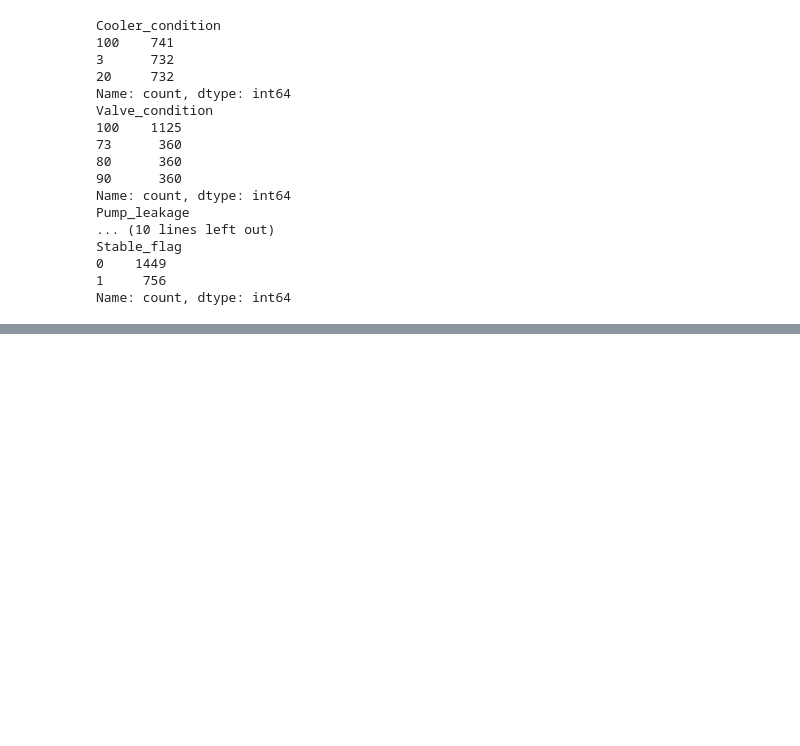
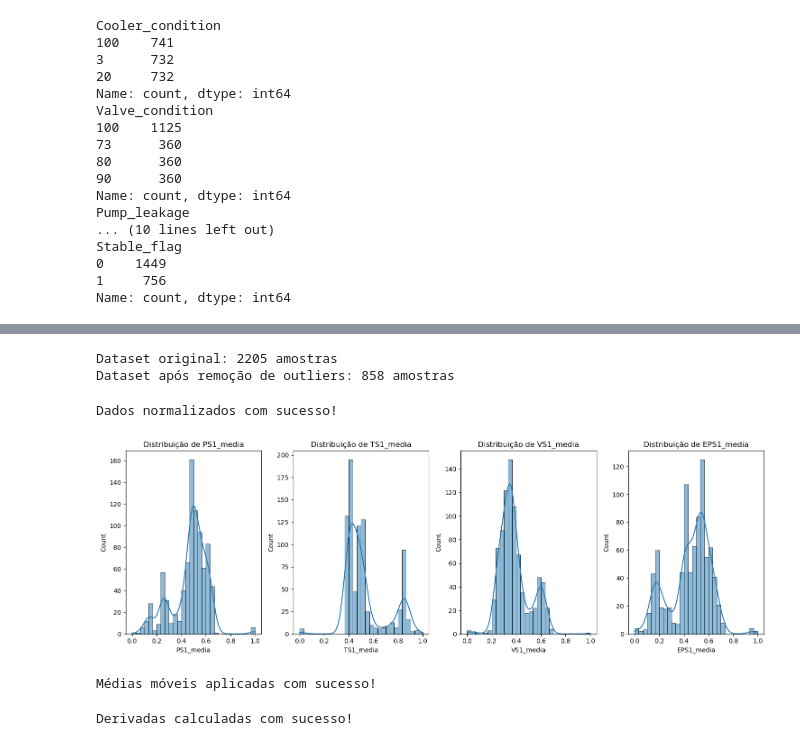
Before and after one commit to cllmenate/Condition-Monitoring-of-Hydraulic-Systems, a Jupyter notebook: Untitled.ipynb, the cells around one changed output, grey strips where cells are left out. Saved outputs shown, nothing was run; the diff lists cells and outputs as text; code cells hidden in the pictures; blank space fills up the shorter version.

```diff
--- a/Untitled.ipynb
+++ b/Untitled.ipynb
@@ -78,0 +128,66 @@ Name: count, dtype: int64
+# %%
+# Definir um limite de outliers usando IQR
+def remove_outliers_iqr(dataset, columns):
+    dataset_clean = dataset.copy()
+    for col in columns:
+        Q1 = dataset[col].quantile(0.25)
+        Q3 = dataset[col].quantile(0.75)
+        IQR = Q3 - Q1
+        lower_bound = Q1 - 1.5 * IQR
+        upper_bound = Q3 + 1.5 * IQR
+
+        # Remover outliers
+        dataset_clean = dataset_clean[(dataset_clean[col] >= lower_bound) & (dataset_clean[col] <= upper_bound)]
+
+    return dataset_clean
+
+# Aplicar o filtro de outliers
+sensor_cols = [col for col in dataset_reduced.columns if col not in target_cols]  # Apenas sensores
+dataset_outliers_removed = remove_outliers_iqr(from sklearn.preprocessing import MinMaxScaler, sensor_cols)
+
+print(f"Dataset original: {dataset.shape[0]} amostras")
+print(f"Dataset após remoção de outliers: {dataset_outliers_removed.shape[0]} amostras")
+# %% [output]
+Dataset original: 2205 amostras
+Dataset após remoção de outliers: 858 amostras
+# %%
+# Aplicar normalização (0 a 1)
+scaler = MinMaxScaler()
+dataset_normalized = dataset_outliers_removed.copy()
+dataset_normalized[sensor_cols] = scaler.fit_transform(dataset_outliers_removed[sensor_cols])
+
+print("Dados normalizados com sucesso!")
+# %% [output]
+Dados normalizados com sucesso!
+# %%
+# Selecionar algumas variáveis para plotar
+amostra_sensores = ['PS1_media', 'TS1_media', 'VS1_media', 'EPS1_media']
+
+# Criar gráficos de distribuição
+fig, axes = plt.subplots(1, len(amostra_sensores), figsize=(15, 5))
+for i, sensor in enumerate(amostra_sensores):
+    sns.histplot(dataset_normalized[sensor], bins=30, kde=True, ax=axes[i])
+    axes[i].set_title(f"Distribuição de {sensor}")
+
+plt.tight_layout()
+plt.show()
+# %% [output]
+[figure, added]
+# %%
+window_size = 5  # Tamanho da janela deslizante
+
+dataset_moving_avg = dataset_normalized.copy()
+for col in sensor_cols:
+    dataset_moving_avg[f"{col}_mov_avg"] = dataset_normalized[col].rolling(window=window_size, min_periods=1).mean()
+
+print("Médias móveis aplicadas com sucesso!")
+# %% [output]
+Médias móveis aplicadas com sucesso!
+# %%
+dataset_derivatives = dataset_moving_avg.copy()
+for col in sensor_cols:
+    dataset_derivatives[f"{col}_deriv"] = dataset_moving_avg[col].diff().fillna(0)
+
+print("Derivadas calculadas com sucesso!")
+# %% [output]
+Derivadas calculadas com sucesso!
```
Also changed, not shown: parts of 9 cells of this notebook, 1 other file.
